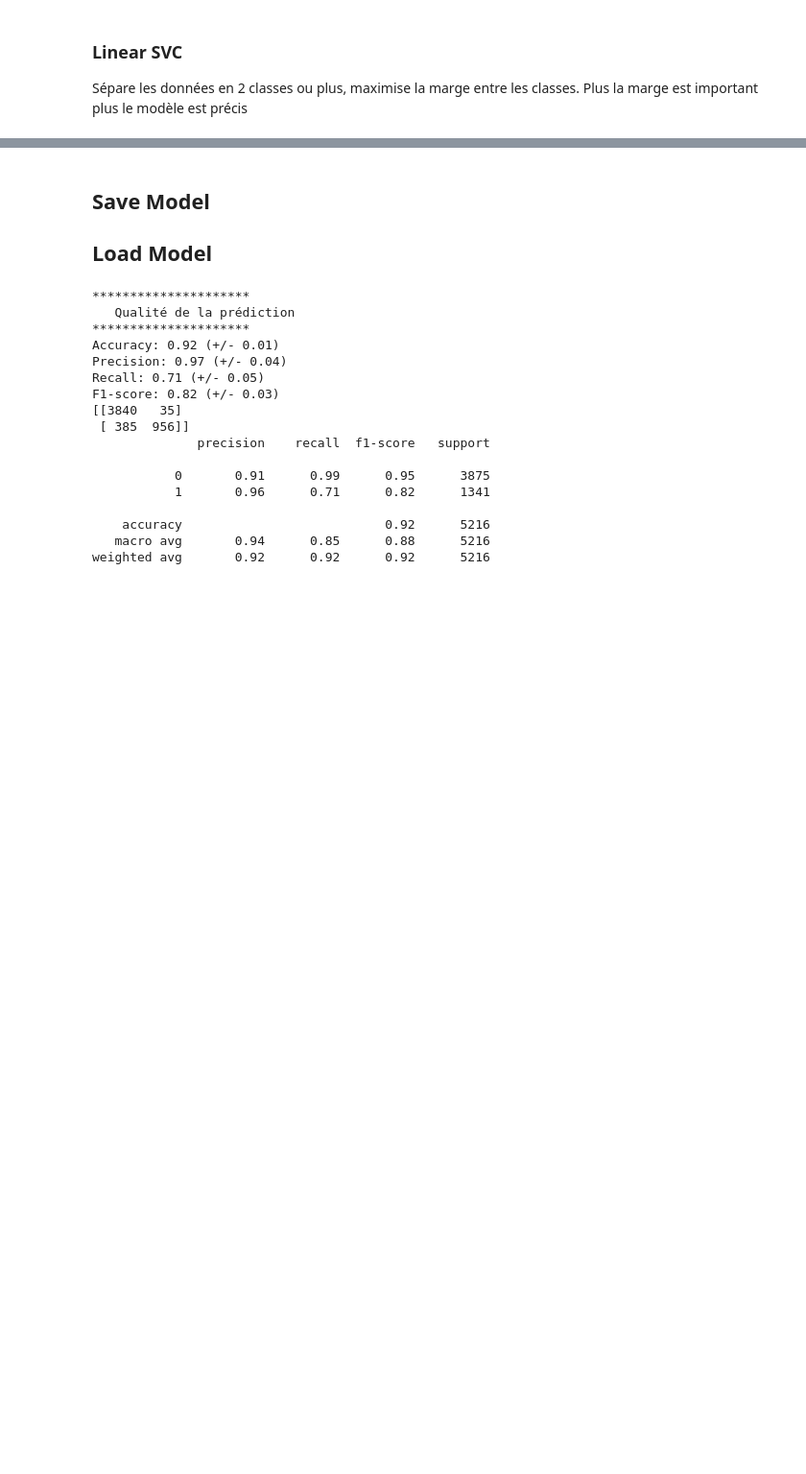
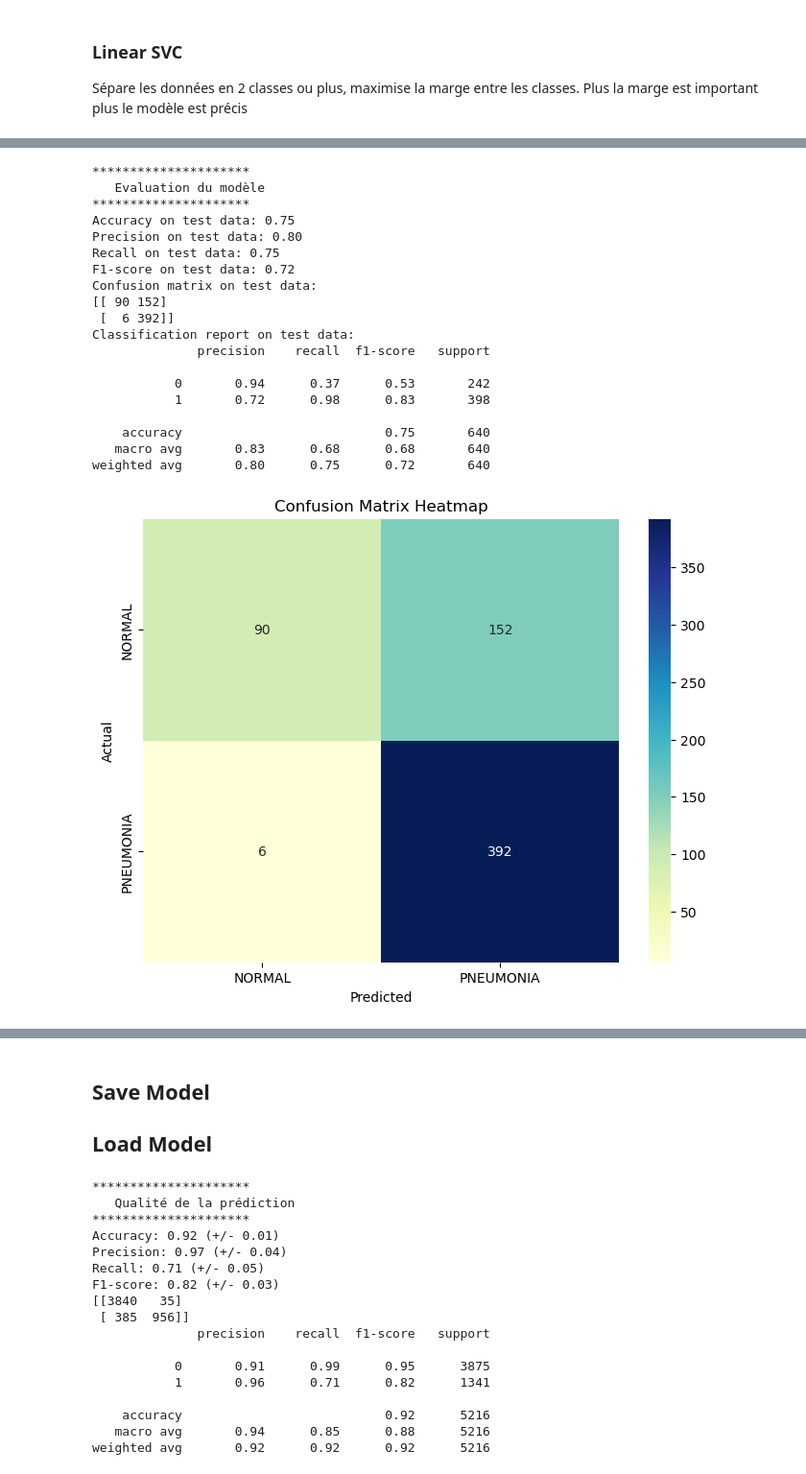
Before and after one commit to MelvinCERBA/RadiographyPneumoniaDetection, a Jupyter notebook: notebooks/sklearn.ipynb, the cells around one changed output, grey strips where cells are left out. Shown at 96% size. Cells and saved outputs as stored; diff of their text form; code cells hidden in the pictures; blank space fills up the shorter version.

```diff
--- a/notebooks/sklearn.ipynb
+++ b/notebooks/sklearn.ipynb
@@ -41,6 +45,6 @@ dataset_train_aug_path = "../data/chest_Xray/train_augmented"
 # pas besoin du train test split puisque les donées sont déjà filter dans les sous dossiers
 X_train, y_train = load_dataset(dataset_train_path)
 X_train_aug, y_train_aug = load_dataset(dataset_train_aug_path)
-# X_train = np.concatenate((X_train, X_train_aug))
-# y_train = np.concatenate((y_train, y_train_aug))
+X_train = np.concatenate((X_train, X_train_aug))
+y_train = np.concatenate((y_train, y_train_aug))
 X_test, y_test = load_dataset(dataset_test_path)
@@ -215,0 +87,5 @@ weighted avg       0.81      0.76      0.73       640
+# %%
+# build the model
+svc = LinearSVC(max_iter=1000, random_state=0)
+# train the model
+svc.fit(X_train,y_train)
@@ -215,0 +201,23 @@ weighted avg       0.81      0.76      0.73       640
+# %%
+evaluateModel(svc,X_test,y_test)
+# %% [output]
+*********************
+   Evaluation du modèle
+*********************
+Accuracy on test data: 0.75
+Precision on test data: 0.80
+Recall on test data: 0.75
+F1-score on test data: 0.72
+Confusion matrix on test data:
+[[ 90 152]
+ [  6 392]]
+Classification report on test data:
+              precision    recall  f1-score   support
+
+           0       0.94      0.37      0.53       242
+           1       0.72      0.98      0.83       398
+
+    accuracy                           0.75       640
+   macro avg       0.83      0.68      0.68       640
+weighted avg       0.80      0.75      0.72       640
+[figure, added]
```
Also changed, not shown: parts of 12 cells of this notebook.
